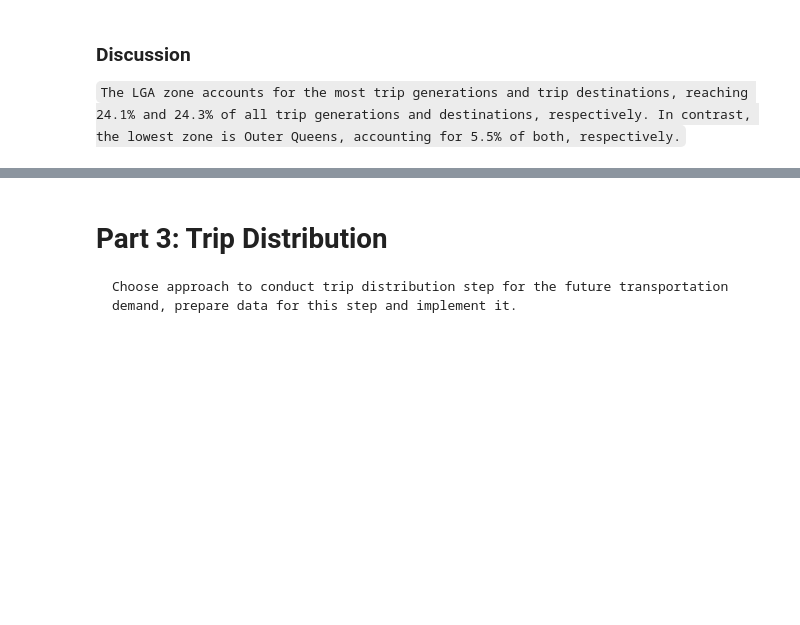
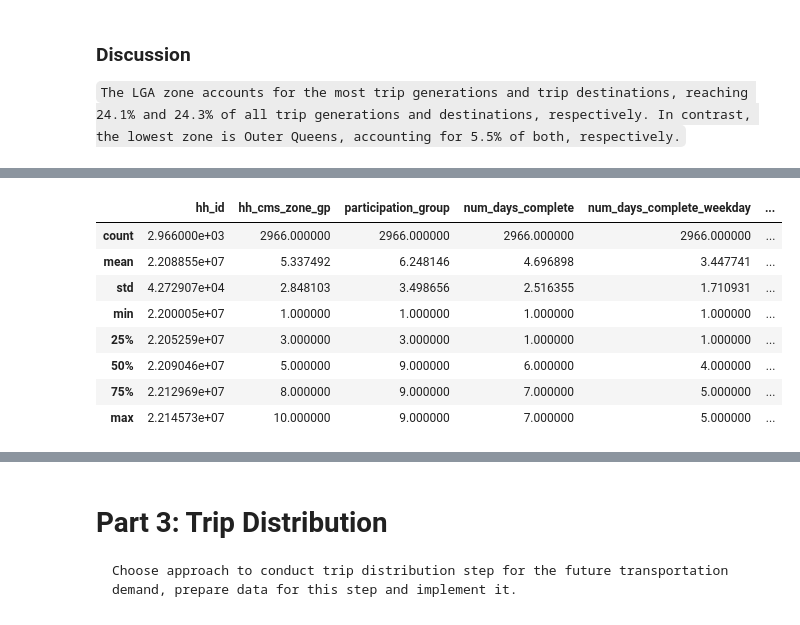
Before and after one commit to WenlongL1/CIE-539-Project, a Jupyter notebook: Project.ipynb, the cells around one changed output, grey strips where cells are left out. Saved outputs shown, nothing was run; the diff lists cells and outputs as text; code cells hidden in the pictures; blank space fills up the shorter version.

```diff
--- a/Project.ipynb
+++ b/Project.ipynb
@@ -686,0 +704,12 @@ plt.show()
+# %%
+dhhl.describe()
+# %% [output]
+|  | hh_id | hh_cms_zone_gp | participation_group | num_days_complete | num_days_complete_weekday | ... |
+| count | 2.966000e+03 | 2966.000000 | 2966.000000 | 2966.000000 | 2966.000000 | ... |
+| mean | 2.208855e+07 | 5.337492 | 6.248146 | 4.696898 | 3.447741 | ... |
+| std | 4.272907e+04 | 2.848103 | 3.498656 | 2.516355 | 1.710931 | ... |
+| min | 2.200005e+07 | 1.000000 | 1.000000 | 1.000000 | 1.000000 | ... |
+| 25% | 2.205259e+07 | 3.000000 | 3.000000 | 1.000000 | 1.000000 | ... |
+| 50% | 2.209046e+07 | 5.000000 | 9.000000 | 6.000000 | 4.000000 | ... |
+| 75% | 2.212969e+07 | 8.000000 | 9.000000 | 7.000000 | 5.000000 | ... |
+| max | 2.214573e+07 | 10.000000 | 9.000000 | 7.000000 | 5.000000 | ... |
```
Also changed, not shown: parts of 26 cells of this notebook, 1 other file.
